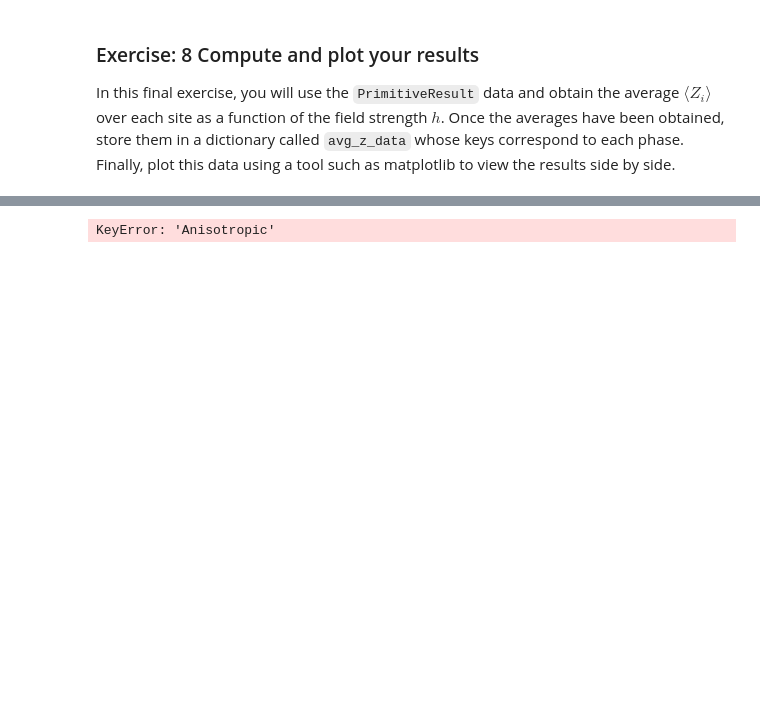
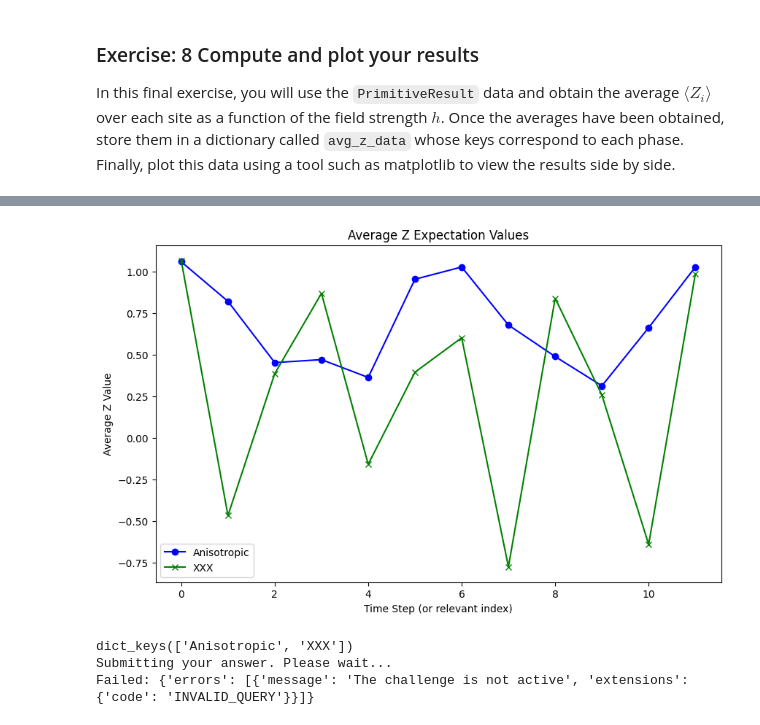
Before and after one commit to NSPFD/IBM-_QISKIT_2024-SUMMER-SCHOOL-, a Jupyter notebook: lab4(completed).ipynb, the cells around one changed output, grey strips where cells are left out. Cells and saved outputs as stored; diff of their text form; code cells hidden in the pictures; blank space fills up the shorter version.

```diff
--- a/lab4(completed).ipynb
+++ b/lab4(completed).ipynb
@@ -188,7 +188,7 @@ The code below accomplishes a few steps to help understand the workflow:
 # Prepare a time evolution circuit
 hamiltonian = build_hamiltonian(num_spins, anisotropy, h)
 time_evolution_operator = PauliEvolutionGate(hamiltonian, time=dt)
-trotter_factory = LieTrotter(reps=4)
+trotter_factory = LieTrotter(reps=12)
 evolution_circuit = trotter_factory.synthesize(time_evolution_operator)
 evolution_circuit.decompose().draw('mpl')
 # %% [output]
@@ -270,7 +287,7 @@ Now that the time evolution circuit has been optimized, we'll next prepare it fo
 
 # Initialize the Qiskit Runtime Service
 
-service = QiskitRuntimeService()
+service = QiskitRuntimeService(channel='ibm_quantum', token='23b52a12d4e7ea07567726f3e19846ea3921c931c0677c026a9df32d40c606a0b8f2a84e6a7c15df89a6bcc41b186cea49f08f176a41bbff8ba5157dc4960c5c')
 
 # Select a backend (make sure you choose a valid backend name)
 
@@ -533,11 +553,11 @@ all_job_data = {}
 **NOTE: If you were unable to run your jobs, uncomment the below lines to obtain the pre-baked results**
 # %%
 # Submit answer to exercise 7
-#from qc_grader.challenges.qgss_2024 import grade_lab4_ex7
+from qc_grader.challenges.qgss_2024 import grade_lab4_ex7
 
 # Uncomment these lines to load the pre-baked results in case you were unable to run the jobs
-# from qc_grader.challenges.qgss_2024 import lab4_ex7_get_data
-# all_job_data = lab4_ex7_get_data()
+from qc_grader.challenges.qgss_2024 import lab4_ex7_get_data
+all_job_data = lab4_ex7_get_data()
 
 
-#grade_lab4_ex7(all_job_data)
+grade_lab4_ex7(all_job_data)
@@ -565,11 +592,42 @@ for phase, results in all_job_data.items():
+# %%
+import matplotlib.pyplot as plt
+
+# Assuming avg_z_data contains time series data or similar data that can be plotted
+anisotropic_data = avg_z_data['Anisotropic']
+xxx_data = avg_z_data['XXX']
+
+# If the data is simply a list of values (not key-value pairs), you can plot directly
+plt.figure(figsize=(10, 6))
+plt.plot(anisotropic_data, label='Anisotropic', color='blue', marker='o') # Directly plot the list
+plt.plot(xxx_data, label='XXX', color='green', marker='x') # Directly plot the list
+
+# Add titles and labels
+plt.title('Average Z Expectation Values')
+plt.xlabel('Time Step (or relevant index)') # Changed to reflect index-based plotting
+plt.ylabel('Average Z Value')
+
+# Add legend
+plt.legend()
+
+# Show the plot
+plt.show()
+# %% [output]
+[figure, added]
 # %%
 # Submit answer to exercise 7
 from qc_grader.challenges.qgss_2024 import grade_lab4_ex8
 
-grade_lab4_ex8({'Anisotropic':avg_z_data['Anisotropic'],
-                'XXX':avg_z_data['XXX']})
+# Verify the contents of avg_z_data before submitting
+print(avg_z_data.keys())  # Check if 'Anisotropic' is present
+
+# If 'Anisotropic' is missing, re-run the code in the previous cell to calculate the data
+
+grade_lab4_ex8({'Anisotropic': avg_z_data['Anisotropic'],
+                'XXX': avg_z_data['XXX']})
 # %% [output]
-KeyError: 'Anisotropic'
+dict_keys(['Anisotropic', 'XXX'])
+Submitting your answer. Please wait...
+Failed: {'errors': [{'message': 'The challenge is not active', 'extensions': {'code': 'INVALID_QUERY'}}]}
 # %%
 import datetime
 from IPython.display import HTML, display
```
Also changed, not shown: parts of 20 cells of this notebook.
